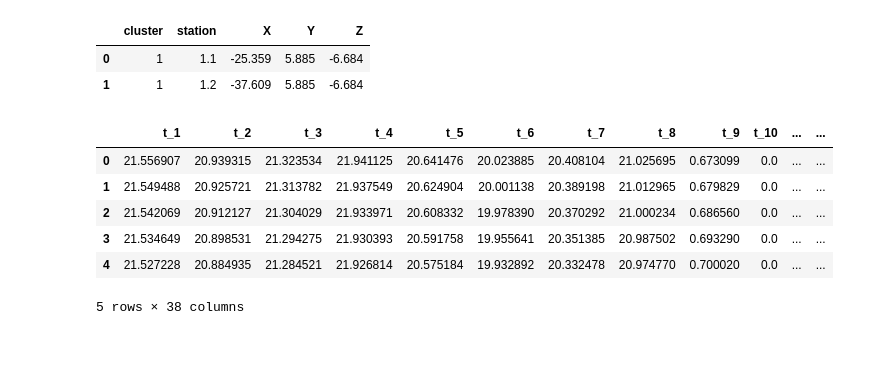
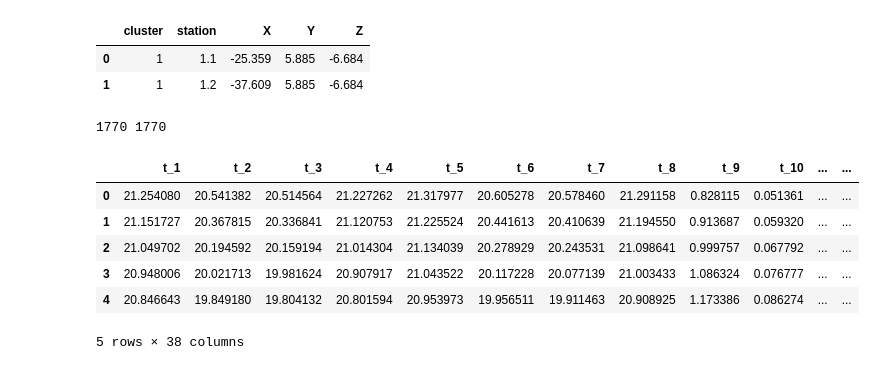
Before and after one commit to matalhim/EAS, a Jupyter notebook: direction/test.ipynb, the cells around one changed output. Saved outputs shown, nothing was run; the diff lists cells and outputs as text; code cells hidden in the pictures.

```diff
--- a/direction/test.ipynb
+++ b/direction/test.ipynb
@@ -78,19 +81,46 @@ def generate_dataset(theta_list, phi, coordinates_df):
     dataset_df = pd.DataFrame(dataset, columns=column_names)
 
     return dataset_df
-# %%
-phi = 150
-theta_list = list(np.arange(1, 90, 0.01))
+# %%
+def generate_dataset1(theta, phi, coordinates_df):
+    dataset = []
+
+    total_iterations = len(theta)
+    with tqdm(total=total_iterations, desc="Generating dataset", unit="iteration") as pbar:
+        for i in range(len(theta)):
+            sequence = calculate_relative_times(
+                theta[i], phi[i], coordinates_df)
+
+            relative_times = [row[3] for row in sequence]
+
+            row_data = relative_times + [theta[i], phi[i]]
+            dataset.append(row_data)
+
+            pbar.update(1)
+
+    column_names = [
+        f't_{i+1}' for i in range(len(coordinates_df))] + ['theta', 'phi']
+
+    dataset_df = pd.DataFrame(dataset, columns=column_names)
+
+    return dataset_df
+# %%
+phi_list = list(np.arange(182, 270, 0.1)) + list(np.arange(271, 360, 0.1))
+theta_list = list(np.arange(1, 89.5, 0.1)) * 2
+# %%
+print(len(phi_list), len(theta_list))
+# %% [output]
+1770 1770
 # %%
-my_dataset = generate_dataset(theta_list, phi, coordinates_df)
+my_dataset = generate_dataset1(theta_list, phi_list, coordinates_df)
 my_dataset.head(5)
 # %% [output]
 |  | t_1 | t_2 | t_3 | t_4 | t_5 | t_6 | t_7 | t_8 | t_9 | t_10 | ... | ... |
-| 0 | 21.556907 | 20.939315 | 21.323534 | 21.941125 | 20.641476 | 20.023885 | 20.408104 | 21.025695 | 0.673099 | 0.0 | ... | ... |
-| 1 | 21.549488 | 20.925721 | 21.313782 | 21.937549 | 20.624904 | 20.001138 | 20.389198 | 21.012965 | 0.679829 | 0.0 | ... | ... |
-| 2 | 21.542069 | 20.912127 | 21.304029 | 21.933971 | 20.608332 | 19.978390 | 20.370292 | 21.000234 | 0.686560 | 0.0 | ... | ... |
-| 3 | 21.534649 | 20.898531 | 21.294275 | 21.930393 | 20.591758 | 19.955641 | 20.351385 | 20.987502 | 0.693290 | 0.0 | ... | ... |
-| 4 | 21.527228 | 20.884935 | 21.284521 | 21.926814 | 20.575184 | 19.932892 | 20.332478 | 20.974770 | 0.700020 | 0.0 | ... | ... |
+| 0 | 21.254080 | 20.541382 | 20.514564 | 21.227262 | 21.317977 | 20.605278 | 20.578460 | 21.291158 | 0.828115 | 0.051361 | ... | ... |
+| 1 | 21.151727 | 20.367815 | 20.336841 | 21.120753 | 21.225524 | 20.441613 | 20.410639 | 21.194550 | 0.913687 | 0.059320 | ... | ... |
+| 2 | 21.049702 | 20.194592 | 20.159194 | 21.014304 | 21.134039 | 20.278929 | 20.243531 | 21.098641 | 0.999757 | 0.067792 | ... | ... |
+| 3 | 20.948006 | 20.021713 | 19.981624 | 20.907917 | 21.043522 | 20.117228 | 20.077139 | 21.003433 | 1.086324 | 0.076777 | ... | ... |
+| 4 | 20.846643 | 19.849180 | 19.804132 | 20.801594 | 20.953973 | 19.956511 | 19.911463 | 20.908925 | 1.173386 | 0.086274 | ... | ... |
 5 rows × 38 columns
 # %%
 X_events = my_dataset.drop(columns=['theta', 'phi']).values
```
Also changed, not shown: parts of 10 cells of this notebook.
